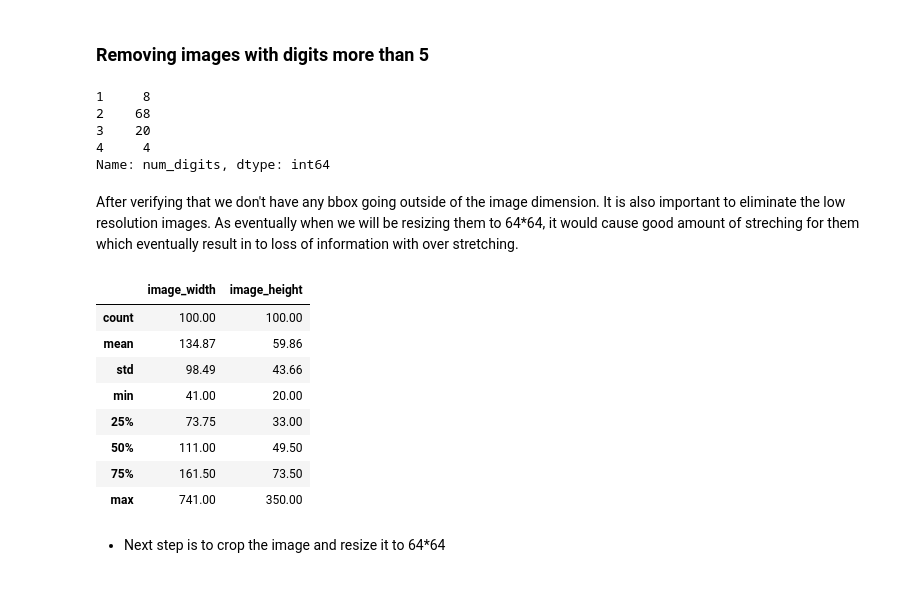
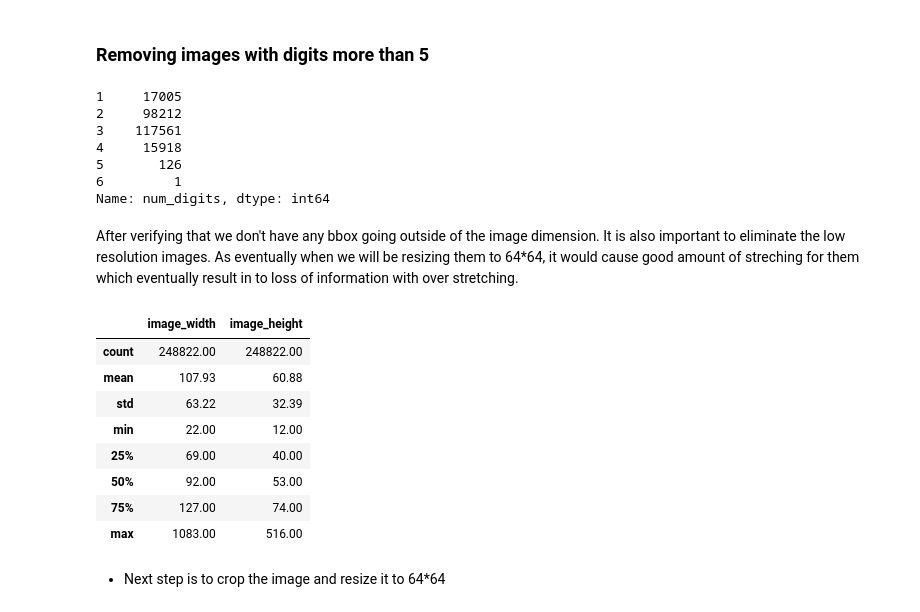
Before and after one commit to kauravin/SVHN, a Jupyter notebook: Codes/PreProcessingData.ipynb, the cells around one changed output. Cells and saved outputs as stored; diff of their text form; code cells hidden in the pictures.

```diff
--- a/Codes/PreProcessingData.ipynb
+++ b/Codes/PreProcessingData.ipynb
@@ -200,8 +229,8 @@ train_DF['y1']=(train_DF['y1']+train_DF['height_increase']).astype('int') #new y
 ##Note don't keep rerunning this area code as everytime you run, new value of bboxes will be considered...
 ##because inplace changes are made
 # %%
-imagepath='data/train_100/1.png'
-bboxes=train_DF[train_DF.filename==imagepath]
+imagepath='data/train/1.png'
+bboxes=final_DF[final_DF.filename==imagepath]
 print(bboxes['labels'].values[0][0])
 DisplayBBox_AfterMixingIt_2_One(imagepath,bboxes)
 # %% [output]
@@ -277,14 +302,14 @@ image_sizes.head(10)
 # %% [markdown]
 Let's merge the above table with the new data into our previously created dataframe
 # %%
-print("shape of the bounding box data frame",train_DF.shape)
-print("shape of the image_sizes data frame",train_Image_Sizes_DF.shape)
+print("shape of the bounding box data frame",final_DF.shape)
+print("shape of the image_sizes data frame",image_Sizes.shape)
 
 #Inner join the datasets on the filename
-train_DF=pd.merge(train_DF,train_Image_Sizes_DF,on='filename',how='inner')
+final_DF=pd.merge(final_DF,image_Sizes,on='filename',how='inner')
 
-print("combined shape",train_DF.shape)
+print("combined shape",final_DF.shape)
 
 #delete the dataframes not in use ahead
-del train_Image_Sizes_DF
+del image_Sizes
 # %% [output]
@@ -303,9 +328,9 @@ train_DF.head()
 # %% [markdown]
 Before Cropping, it is important to understand that for some images of very small size the bounding box increased could possibly overshoot the dimensions of the image itself which could pose a problem when cropping the image based on the dimensions of the bbox. So in the next step let's handle that situation.
 # %%
-train_DF.loc[train_DF['x0']<0,'x0']=0
-train_DF.loc[train_DF['y0']<0,'y0']=0
-train_DF.loc[train_DF['x1']>train_DF['image_width'],'x1']=train_DF['image_width']
-train_DF.loc[train_DF['y1']>train_DF['image_height'],'y1']=train_DF['image_height']
-train_DF.head()
+final_DF.loc[final_DF['x0']<0,'x0']=0
+final_DF.loc[final_DF['y0']<0,'y0']=0
+final_DF.loc[final_DF['x1']>final_DF['image_width'],'x1']=final_DF['image_width']
+final_DF.loc[final_DF['y1']>final_DF['image_height'],'y1']=final_DF['image_height']
+final_DF.head()
 # %% [output]
@@ -318,30 +343,32 @@ train_DF.head()
 # %% [markdown]
 ### Removing images with digits more than 5
 # %%
-print(train_DF.num_digits.value_counts(sort=False))
-train_DF=train_DF[train_DF.num_digits<6]
-#print(train_DF.head())
+print(final_DF.num_digits.value_counts(sort=False))
+final_DF=final_DF[final_DF.num_digits<6]
+#print(final_DF.head())
 # %% [output]
-1     8
-2    68
-3    20
-4     4
+1     17005
+2     98212
+3    117561
+4     15918
+5       126
+6         1
 Name: num_digits, dtype: int64
 # %% [markdown]
 After verifying that we don't have any bbox going outside of the image dimension. It is also important to eliminate the low resolution images. As eventually when we will be resizing them to 64*64, it would cause good amount of streching for them which eventually result in to loss of information with over stretching.
 # %%
 #We need to try this
-train_DF[['image_width', 'image_height']].describe().round(decimals=2)
+final_DF[['image_width', 'image_height']].describe().round(decimals=2)
 # %% [output]
 |  | image_width | image_height |
-| count | 100.00 | 100.00 |
-| mean | 134.87 | 59.86 |
-| std | 98.49 | 43.66 |
-| min | 41.00 | 20.00 |
-| 25% | 73.75 | 33.00 |
-| 50% | 111.00 | 49.50 |
-| 75% | 161.50 | 73.50 |
-| max | 741.00 | 350.00 |
+| count | 248822.00 | 248822.00 |
+| mean | 107.93 | 60.88 |
+| std | 63.22 | 32.39 |
+| min | 22.00 | 12.00 |
+| 25% | 69.00 | 40.00 |
+| 50% | 92.00 | 53.00 |
+| 75% | 127.00 | 74.00 |
+| max | 1083.00 | 516.00 |
 # %% [markdown]
 - Next step is to crop the image and resize it to 64*64
 # %%
```
Also changed, not shown: parts of 19 cells of this notebook, 2 other files.
